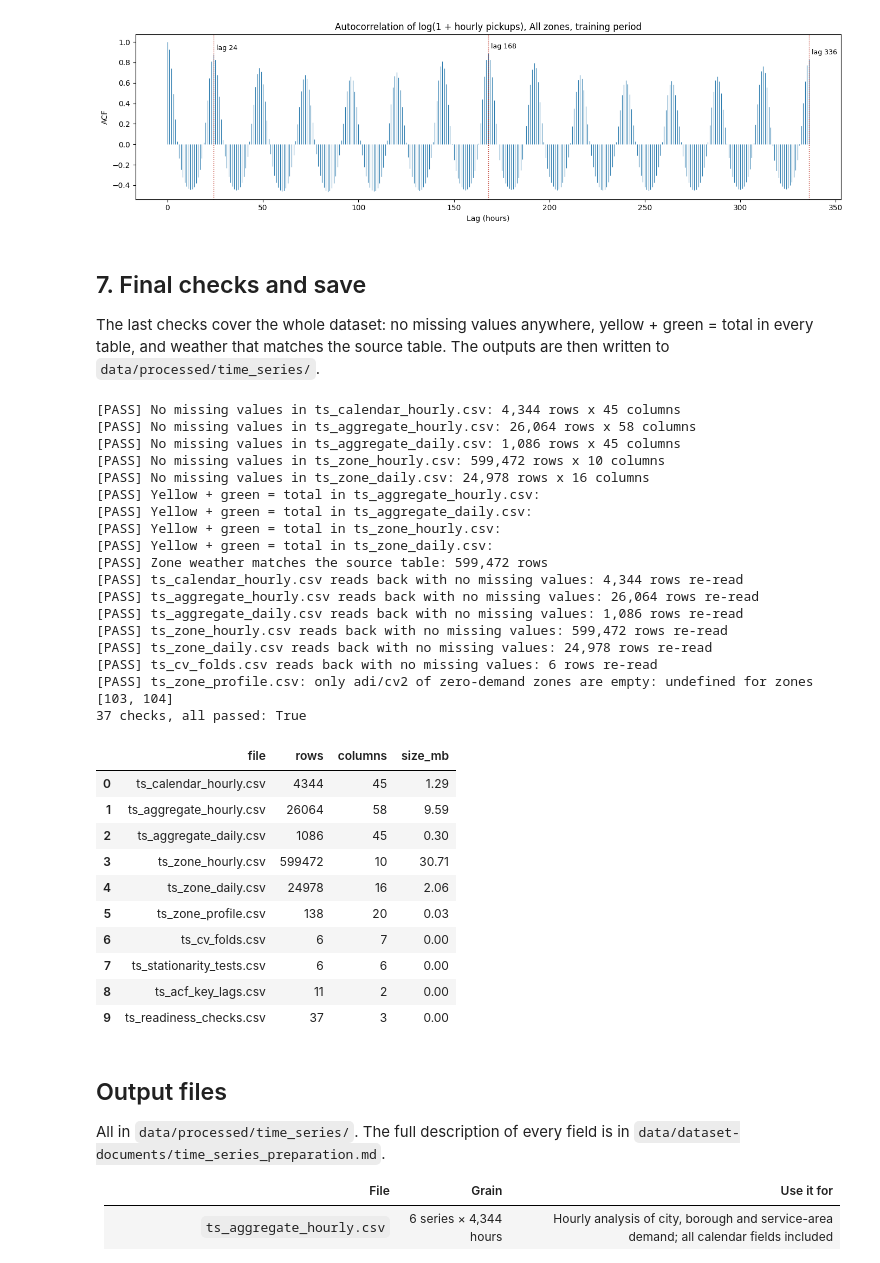
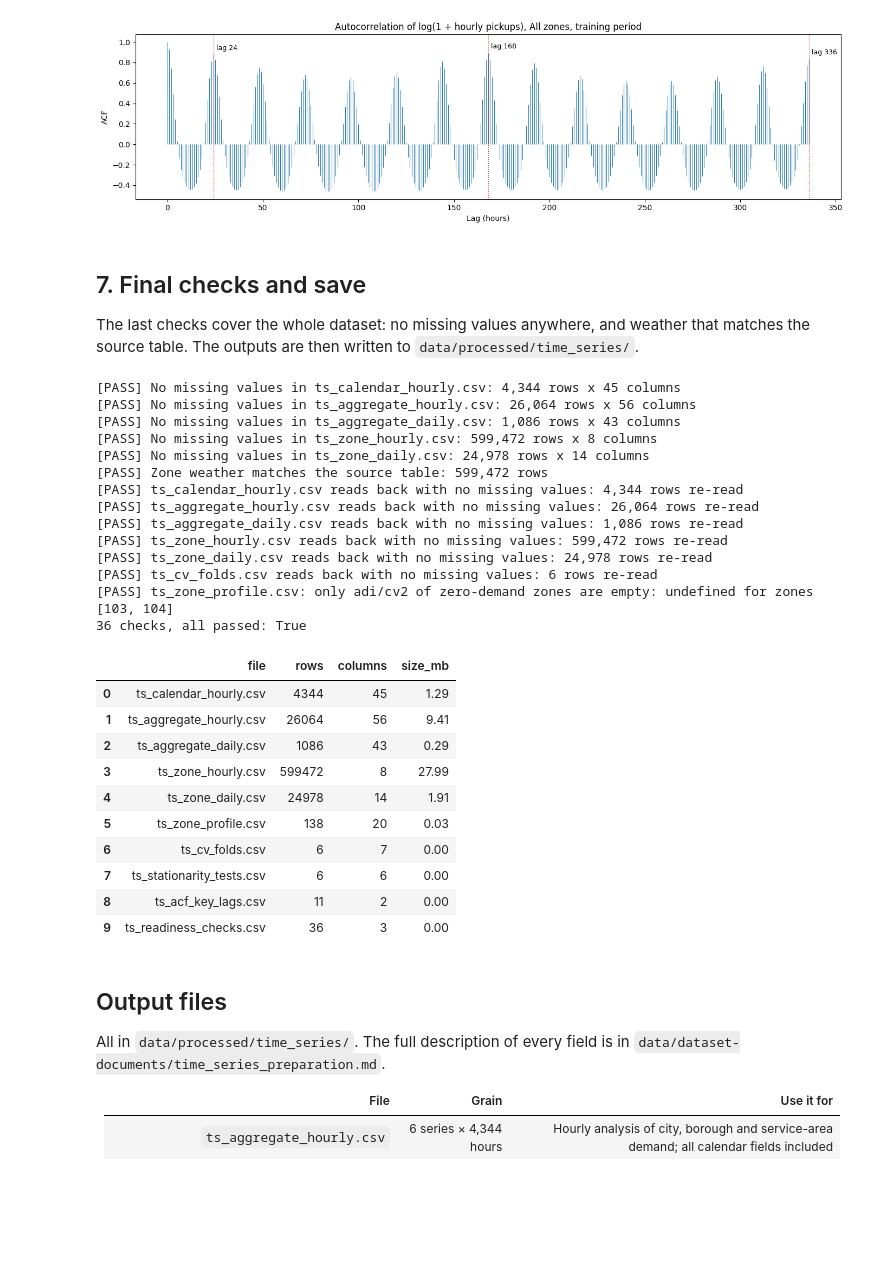
Before and after one commit to BA-CapstoneProject-12/nyc-taxi-demand-forecasting, a Jupyter notebook: scripts/time_series_data_preparation.ipynb, the cells around one changed output. Drawn from its saved outputs; the diff is of its cells as text; code cells hidden in the pictures; blank space fills up the shorter version.

````diff
--- a/scripts/time_series_data_preparation.ipynb
+++ b/scripts/time_series_data_preparation.ipynb
@@ -218,0 +178,27 @@ check("Counts match features.csv", mismatches == 0, f"{len(cmp):,} zone-hours co
+# %%
+panel = (pd.concat([first_week, features[["PULocationID", "pickup_hour", "trip_count"]]], ignore_index=True)
+         .rename(columns={"pickup_hour": "ds"}))
+panel["trip_count"] = panel["trip_count"].astype("int32")
+
+weather = pd.read_csv(WEATHER_FILE, parse_dates=["weather_hour"])
+zone_weather = (weather[["LocationID", "weather_hour", *WEATHER_VARS]]
+                .rename(columns={"LocationID": "PULocationID", "weather_hour": "ds"}))
+panel = zone_weather.merge(panel, on=["PULocationID", "ds"], how="left", validate="one_to_one")
+panel = panel.sort_values(["PULocationID", "ds"]).reset_index(drop=True)
+
+check("Grid is 138 zones x 4,344 hours with no missing counts",
+      len(panel) == 138 * len(hours) and panel["trip_count"].notna().all() and panel["PULocationID"].nunique() == 138,
+      f"{len(panel):,} rows, {len(hours):,} hours")
+check("Hourly index is regular (no gaps or repeats)",
+      (panel.groupby("PULocationID")["ds"].diff().dropna() == pd.Timedelta(hours=1)).all(),
+      "every step within each zone is exactly 1 hour")
+
+# check 3: the total equals the clean trips in the cleaning report
+report = CLEANING_REPORT.read_text(encoding="utf-8")
+n_clean = int(re.search(r"Final clean rows:\*\*\s*([\d,]+)", report).group(1).replace(",", ""))
+check("Total demand equals the clean trips in cleaning_report.md", int(panel["trip_count"].sum()) == n_clean,
+      f"{int(panel['trip_count'].sum()):,} trips")
+
+w_cmp = features.merge(panel, left_on=["PULocationID", "pickup_hour"], right_on=["PULocationID", "ds"], suffixes=("_features", ""))
+check("Weather equals the weather columns of features.csv",
+      all((w_cmp[f"{v}_features"] == w_cmp[v]).all() for v in WEATHER_VARS), f"{len(w_cmp):,} zone-hours compared")
@@ -520,7 +510,6 @@ def to_daily(hourly, keys):
                       rain_hour=hourly["rain"] > 0, snow_hour=hourly["snowfall"] > 0)
     return (h.groupby(keys + ["date"])
              .agg(trip_count=("trip_count", "sum"), trip_count_adj=("trip_count_adj", "sum"),
-                  trip_count_yellow=("trip_count_yellow", "sum"), trip_count_green=("trip_count_green", "sum"),
                   apparent_temperature_mean=("apparent_temperature", "mean"),
                   apparent_temperature_min=("apparent_temperature", "min"),
                   apparent_temperature_max=("apparent_temperature", "max"),
@@ -563,8 +552,7 @@ panel = pd.read_csv("ts_zone_hourly.csv", parse_dates=["ds"]).merge(
     pd.read_csv("ts_calendar_hourly.csv", parse_dates=["ds", "date"]), on="ds")
 ```
 # %%
-zone_hourly = panel[["PULocationID", "ds", "trip_count", "trip_count_adj", "trip_count_yellow", "trip_count_green",
-                     *WEATHER_VARS]].copy()
+zone_hourly = panel[["PULocationID", "ds", "trip_count", "trip_count_adj", *WEATHER_VARS]].copy()
 
 zone_daily = to_daily(panel, ["PULocationID"])
 zone_daily = zone_daily.merge(day_cal[["date", "split"]], on="date", how="left", validate="many_to_one")
@@ -769,7 +757,7 @@ fig.tight_layout(); fig.savefig(FIG / "ts_acf.png", dpi=150); plt.show()
 # %% [markdown]
 ## 7. Final checks and save
 
-The last checks cover the whole dataset: no missing values anywhere, yellow + green = total in every table, and weather that matches the source table. The outputs are then written to `data/processed/time_series/`.
+The last checks cover the whole dataset: no missing values anywhere, and weather that matches the source table. The outputs are then written to `data/processed/time_series/`.
 # %%
 outputs = {
     "ts_calendar_hourly.csv": cal,
@@ -786,9 +774,6 @@ outputs = {
 for name in ["ts_calendar_hourly.csv", "ts_aggregate_hourly.csv", "ts_aggregate_daily.csv", "ts_zone_hourly.csv", "ts_zone_daily.csv"]:
     df = outputs[name]
     check(f"No missing values in {name}", int(df.isna().sum().sum()) == 0, f"{df.shape[0]:,} rows x {df.shape[1]} columns")
-for name in ["ts_aggregate_hourly.csv", "ts_aggregate_daily.csv", "ts_zone_hourly.csv", "ts_zone_daily.csv"]:
-    df = outputs[name]
-    check(f"Yellow + green = total in {name}", (df["trip_count_yellow"] + df["trip_count_green"] == df["trip_count"]).all())
 w_cmp = zone_hourly.merge(weather.rename(columns={"LocationID": "PULocationID", "weather_hour": "ds"})[["PULocationID", "ds", *WEATHER_VARS]],
                           on=["PULocationID", "ds"], suffixes=("", "_src"))
 check("Zone weather matches the source table", all((w_cmp[v] == w_cmp[f"{v}_src"]).all() for v in WEATHER_VARS), f"{len(w_cmp):,} rows")
@@ -800,51 +785,47 @@ for name, df in outputs.items():
 for name in ["ts_calendar_hourly.csv", "ts_aggregate_hourly.csv", "ts_aggregate_daily.csv", "ts_zone_hourly.csv",
              "ts_zone_daily.csv", "ts_cv_folds.csv"]:
     back = pd.read_csv(OUT / name)
     check(f"{name} reads back with no missing values", int(back.isna().sum().sum()) == 0, f"{len(back):,} rows re-read")
 back = pd.read_csv(OUT / "ts_zone_profile.csv")
 undefined = back.loc[back[["adi", "cv2"]].isna().any(axis=1), "PULocationID"].tolist()
 check("ts_zone_profile.csv: only adi/cv2 of zero-demand zones are empty",
       int(back.drop(columns=["adi", "cv2"]).isna().sum().sum()) == 0 and undefined == profile.loc[profile["volume_tier"] == "Zero", "PULocationID"].tolist(),
       f"undefined for zones {undefined}")
 
 checks = pd.DataFrame(CHECKS)
 checks.to_csv(OUT / "ts_readiness_checks.csv", index=False)
 outputs["ts_readiness_checks.csv"] = checks
 
 summary = pd.DataFrame([{"file": n, "rows": len(df), "columns": df.shape[1],
                          "size_mb": round((OUT / n).stat().st_size / 1e6, 2)} for n, df in outputs.items()])
 print(f"{len(checks)} checks, all passed: {checks['passed'].all()}")
 summary
 # %% [output]
 [PASS] No missing values in ts_calendar_hourly.csv: 4,344 rows x 45 columns
-[PASS] No missing values in ts_aggregate_hourly.csv: 26,064 rows x 58 columns
-[PASS] No missing values in ts_aggregate_daily.csv: 1,086 rows x 45 columns
-[PASS] No missing values in ts_zone_hourly.csv: 599,472 rows x 10 columns
-[PASS] No missing values in ts_zone_daily.csv: 24,978 rows x 16 columns
-[PASS] Yellow + green = total in ts_aggregate_hourly.csv:
-[PASS] Yellow + green = total in ts_aggregate_daily.csv:
-[PASS] Yellow + green = total in ts_zone_hourly.csv:
-[PASS] Yellow + green = total in ts_zone_daily.csv:
+[PASS] No missing values in ts_aggregate_hourly.csv: 26,064 rows x 56 columns
+[PASS] No missing values in ts_aggregate_daily.csv: 1,086 rows x 43 columns
+[PASS] No missing values in ts_zone_hourly.csv: 599,472 rows x 8 columns
+[PASS] No missing values in ts_zone_daily.csv: 24,978 rows x 14 columns
 [PASS] Zone weather matches the source table: 599,472 rows
 [PASS] ts_calendar_hourly.csv reads back with no missing values: 4,344 rows re-read
 [PASS] ts_aggregate_hourly.csv reads back with no missing values: 26,064 rows re-read
 [PASS] ts_aggregate_daily.csv reads back with no missing values: 1,086 rows re-read
 [PASS] ts_zone_hourly.csv reads back with no missing values: 599,472 rows re-read
 [PASS] ts_zone_daily.csv reads back with no missing values: 24,978 rows re-read
 [PASS] ts_cv_folds.csv reads back with no missing values: 6 rows re-read
 [PASS] ts_zone_profile.csv: only adi/cv2 of zero-demand zones are empty: undefined for zones [103, 104]
-37 checks, all passed: True
+36 checks, all passed: True
 |  | file | rows | columns | size_mb |
 | 0 | ts_calendar_hourly.csv | 4344 | 45 | 1.29 |
-| 1 | ts_aggregate_hourly.csv | 26064 | 58 | 9.59 |
-| 2 | ts_aggregate_daily.csv | 1086 | 45 | 0.30 |
-| 3 | ts_zone_hourly.csv | 599472 | 10 | 30.71 |
-| 4 | ts_zone_daily.csv | 24978 | 16 | 2.06 |
+| 1 | ts_aggregate_hourly.csv | 26064 | 56 | 9.41 |
+| 2 | ts_aggregate_daily.csv | 1086 | 43 | 0.29 |
+| 3 | ts_zone_hourly.csv | 599472 | 8 | 27.99 |
+| 4 | ts_zone_daily.csv | 24978 | 14 | 1.91 |
 | 5 | ts_zone_profile.csv | 138 | 20 | 0.03 |
 | 6 | ts_cv_folds.csv | 6 | 7 | 0.00 |
 | 7 | ts_stationarity_tests.csv | 6 | 6 | 0.00 |
 | 8 | ts_acf_key_lags.csv | 11 | 2 | 0.00 |
-| 9 | ts_readiness_checks.csv | 37 | 3 | 0.00 |
+| 9 | ts_readiness_checks.csv | 36 | 3 | 0.00 |
 # %% [markdown]
 ## Output files
 
````
Also changed, not shown: parts of 15 cells of this notebook.
